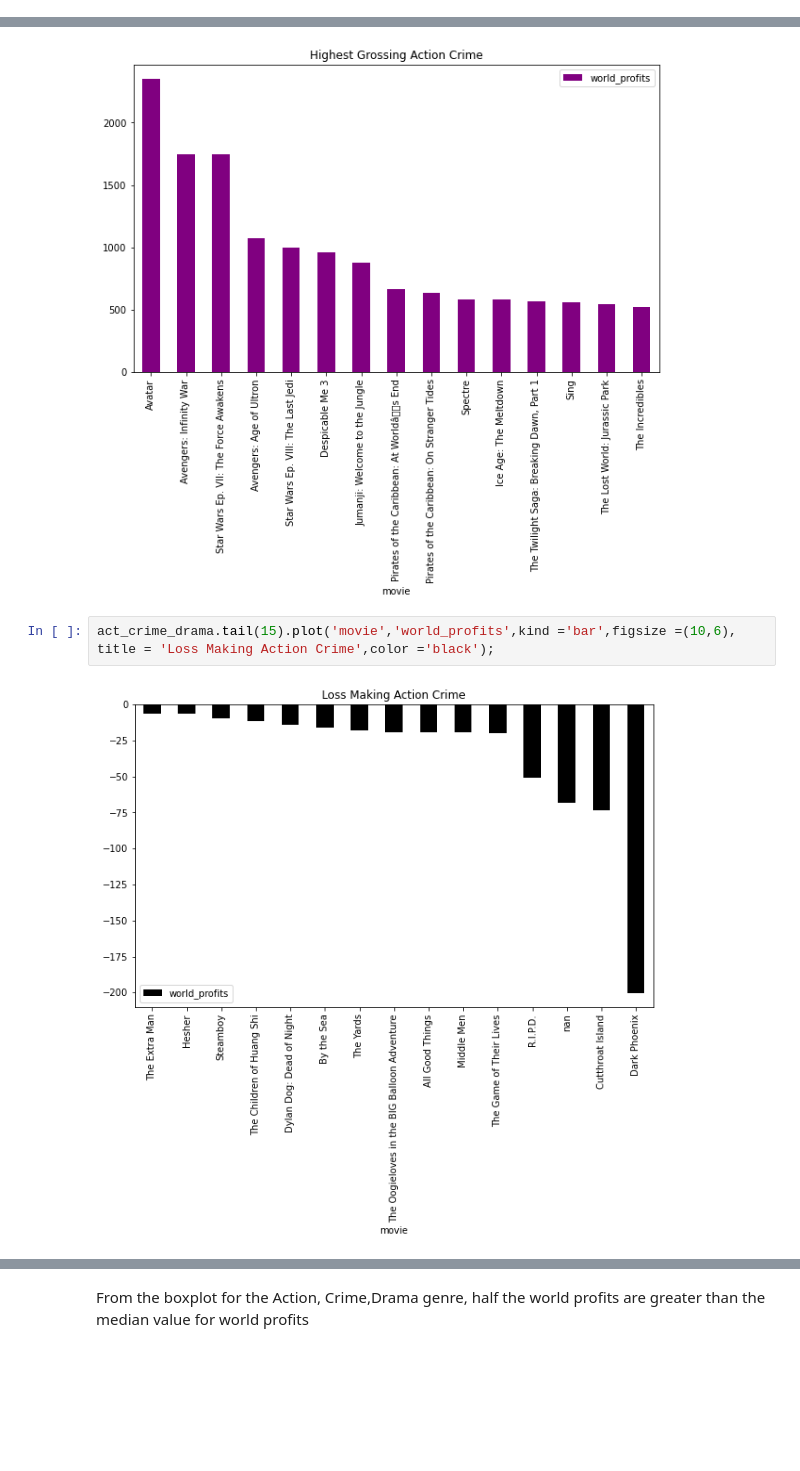
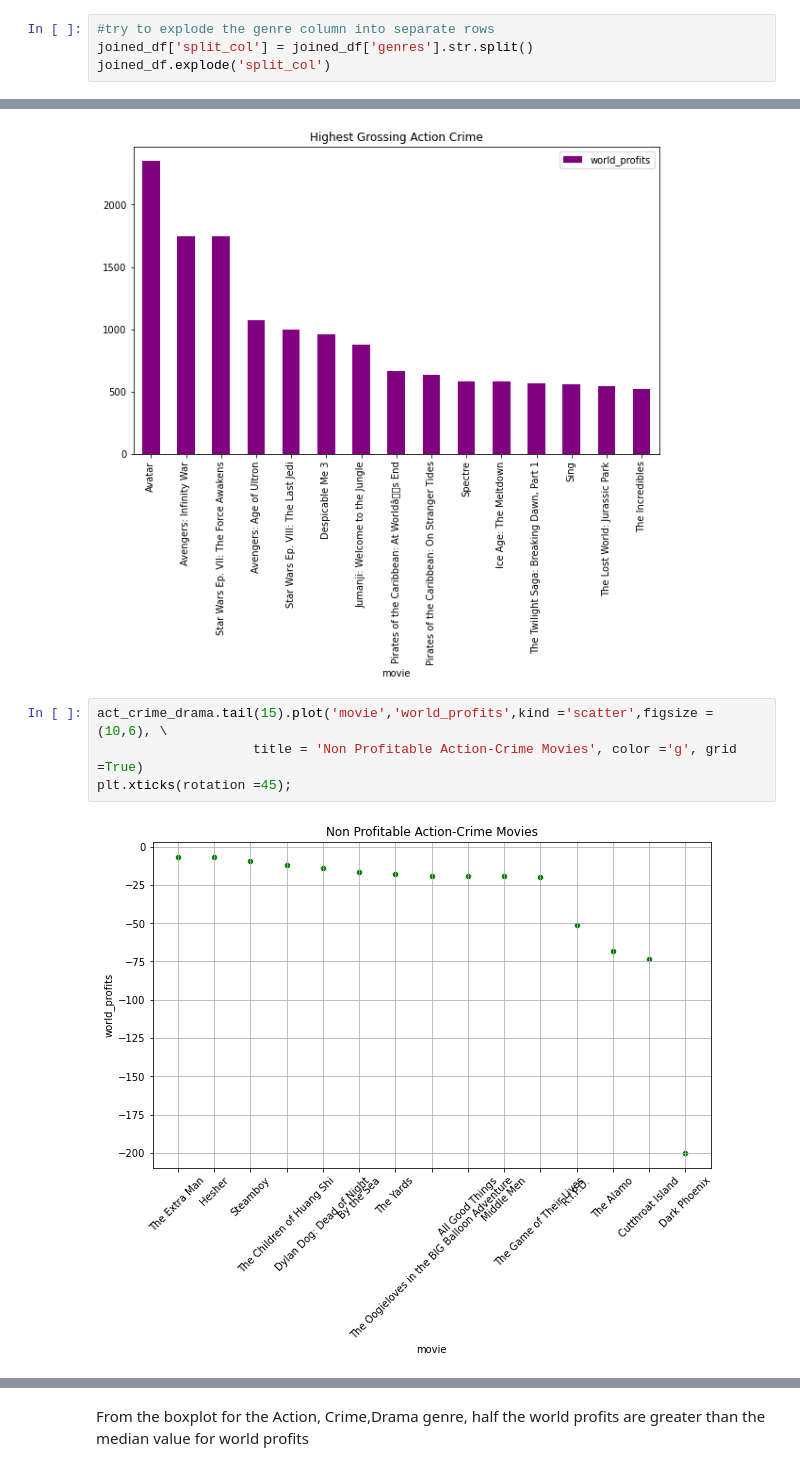
Before and after one commit to Opiyow/Project-v1, a Jupyter notebook: Marjorie Opiyo dsc_phase1_project.ipynb, the cells around one changed output, grey strips where cells are left out. Drawn from its saved outputs; the diff is of its cells as text; blank space fills up the shorter version.

```diff
--- a/Marjorie Opiyo dsc_phase1_project.ipynb
+++ b/Marjorie Opiyo dsc_phase1_project.ipynb
@@ -723,0 +745,4 @@ joined_df
+# %%
+#try to explode the genre column into separate rows
+joined_df['split_col'] = joined_df['genres'].str.split()
+joined_df.explode('split_col')
@@ -944,8 +916,10 @@ act_crime_drama.head(15).plot('movie','world_profits',kind ='bar',figsize =(10,6
 # %% [output]
 [figure]
 # %%
-act_crime_drama.tail(15).plot('movie','world_profits',kind ='bar',figsize =(10,6), title = 'Loss Making Action Crime',color ='black');
+act_crime_drama.tail(15).plot('movie','world_profits',kind ='scatter',figsize =(10,6), \
+                    title = 'Non Profitable Action-Crime Movies', color ='g', grid =True)
+plt.xticks(rotation =45);
 # %% [output]
-[figure, old version]
+[figure, new version]
 # %%
 act_crime_drama.head(15).plot('primary_name','world_profits',kind ='bar',\
```
Also changed, not shown: parts of 36 cells of this notebook.
